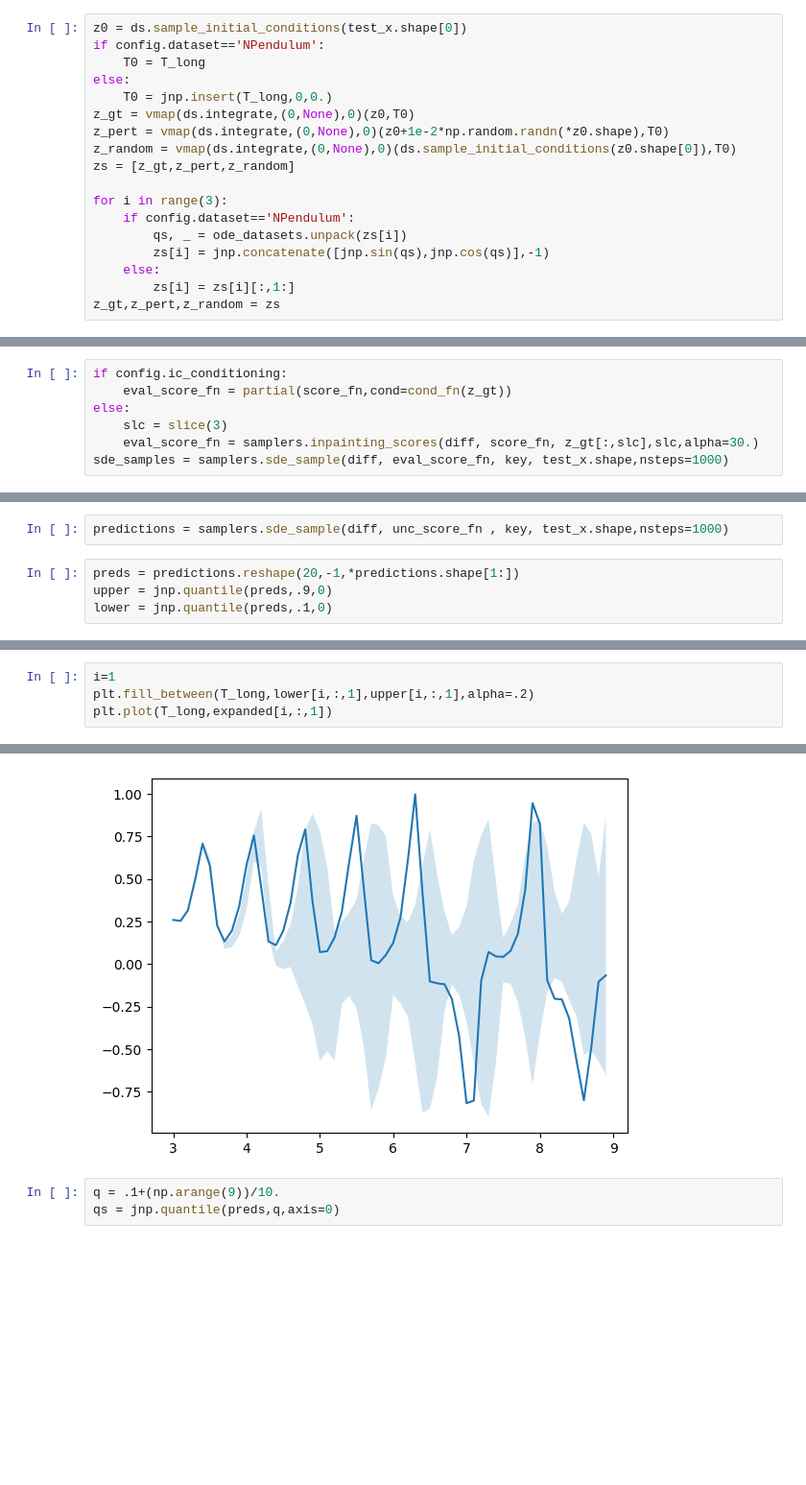
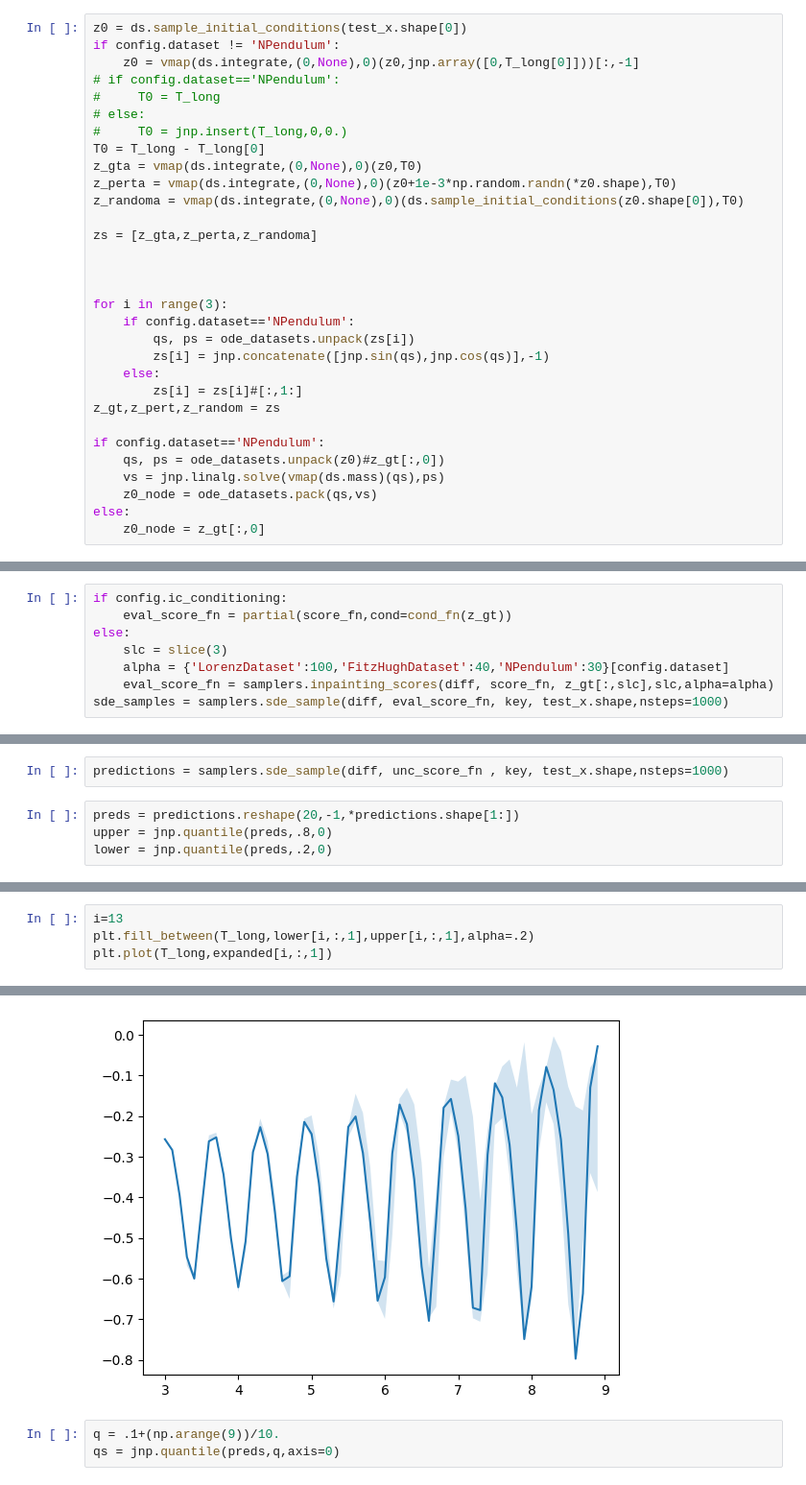
Before and after one commit to mfinzi/diffusion-extreme-event, a Jupyter notebook: plots.ipynb, the cells around one changed output, grey strips where cells are left out. Shown: that part at 96% size. Cells and saved outputs as stored; diff of their text form; blank space fills up the shorter version.

```diff
--- a/plots.ipynb
+++ b/plots.ipynb
@@ -121,19 +113,32 @@ def score_fn(x,t,cond = None):
     return score(params, x, t, train=False, cond=cond)
 # %%
 z0 = ds.sample_initial_conditions(test_x.shape[0])
-if config.dataset=='NPendulum':
-    T0 = T_long
-else:
-    T0 = jnp.insert(T_long,0,0.)
-z_gt = vmap(ds.integrate,(0,None),0)(z0,T0)
-z_pert = vmap(ds.integrate,(0,None),0)(z0+1e-2*np.random.randn(*z0.shape),T0)
-z_random = vmap(ds.integrate,(0,None),0)(ds.sample_initial_conditions(z0.shape[0]),T0)
-zs = [z_gt,z_pert,z_random]
+if config.dataset != 'NPendulum':
+    z0 = vmap(ds.integrate,(0,None),0)(z0,jnp.array([0,T_long[0]]))[:,-1]
+# if config.dataset=='NPendulum':
+#     T0 = T_long
+# else:
+#     T0 = jnp.insert(T_long,0,0.)
+T0 = T_long - T_long[0]
+z_gta = vmap(ds.integrate,(0,None),0)(z0,T0)
+z_perta = vmap(ds.integrate,(0,None),0)(z0+1e-3*np.random.randn(*z0.shape),T0)
+z_randoma = vmap(ds.integrate,(0,None),0)(ds.sample_initial_conditions(z0.shape[0]),T0)
+
+zs = [z_gta,z_perta,z_randoma]
+
+
 
 for i in range(3):
     if config.dataset=='NPendulum':
-        qs, _ = ode_datasets.unpack(zs[i])
+        qs, ps = ode_datasets.unpack(zs[i])
         zs[i] = jnp.concatenate([jnp.sin(qs),jnp.cos(qs)],-1)
     else:
-        zs[i] = zs[i][:,1:]
+        zs[i] = zs[i]#[:,1:]
 z_gt,z_pert,z_random = zs
+
+if config.dataset=='NPendulum':
+    qs, ps = ode_datasets.unpack(z0)#z_gt[:,0])
+    vs = jnp.linalg.solve(vmap(ds.mass)(qs),ps)
+    z0_node = ode_datasets.pack(qs,vs)
+else:
+    z0_node = z_gt[:,0]
@@ -142,7 +222,8 @@ if config.ic_conditioning:
     eval_score_fn = partial(score_fn,cond=cond_fn(z_gt))
 else:
     slc = slice(3)
-    eval_score_fn = samplers.inpainting_scores(diff, score_fn, z_gt[:,slc],slc,alpha=30.)
+    alpha = {'LorenzDataset':100,'FitzHughDataset':40,'NPendulum':30}[config.dataset]
+    eval_score_fn = samplers.inpainting_scores(diff, score_fn, z_gt[:,slc],slc,alpha=alpha)
 sde_samples = samplers.sde_sample(diff, eval_score_fn, key, test_x.shape,nsteps=1000)
 # %%
 from jax import vmap
@@ -212,5 +279,5 @@ unc_score_fn = jit(unc_score_fn)
 predictions = samplers.sde_sample(diff, unc_score_fn , key, test_x.shape,nsteps=1000)
 # %%
 preds = predictions.reshape(20,-1,*predictions.shape[1:])
-upper = jnp.quantile(preds,.9,0)
-lower = jnp.quantile(preds,.1,0)
+upper = jnp.quantile(preds,.8,0)
+lower = jnp.quantile(preds,.2,0)
@@ -221,10 +355,10 @@ z1[:,0]
 # %%
-i=1
+i=13
 plt.fill_between(T_long,lower[i,:,1],upper[i,:,1],alpha=.2)
 plt.plot(T_long,expanded[i,:,1])
 # %% [output]
 [<matplotlib.lines.Line2D at 0x...>]
-[figure, old version]
+[figure, new version]
 # %%
 q = .1+(np.arange(9))/10.
 qs = jnp.quantile(preds,q,axis=0)
```
Also changed, not shown: parts of 40 cells of this notebook, 3 other files.
